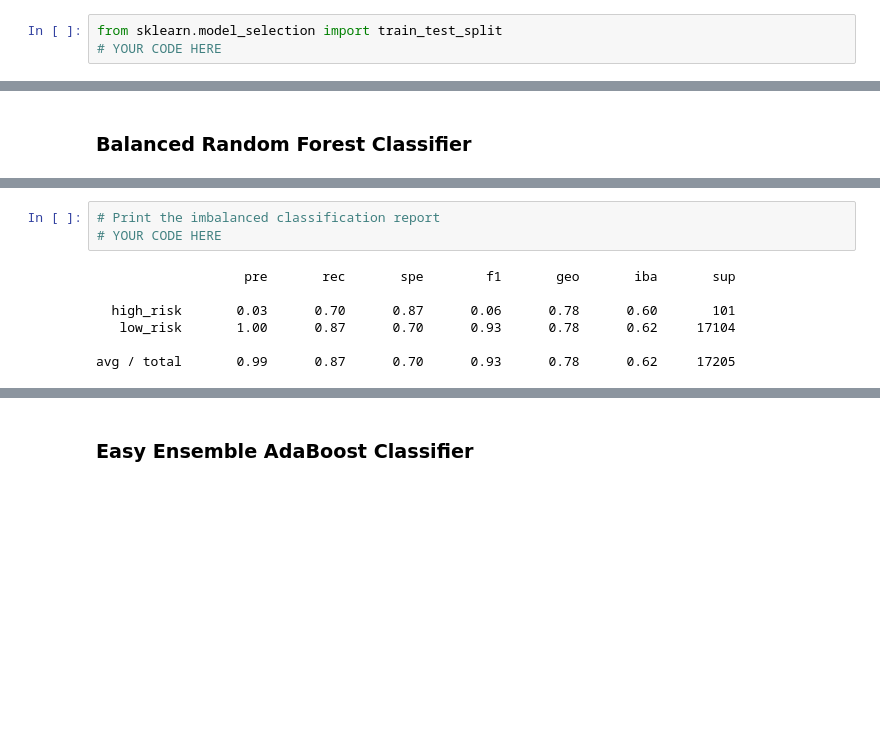
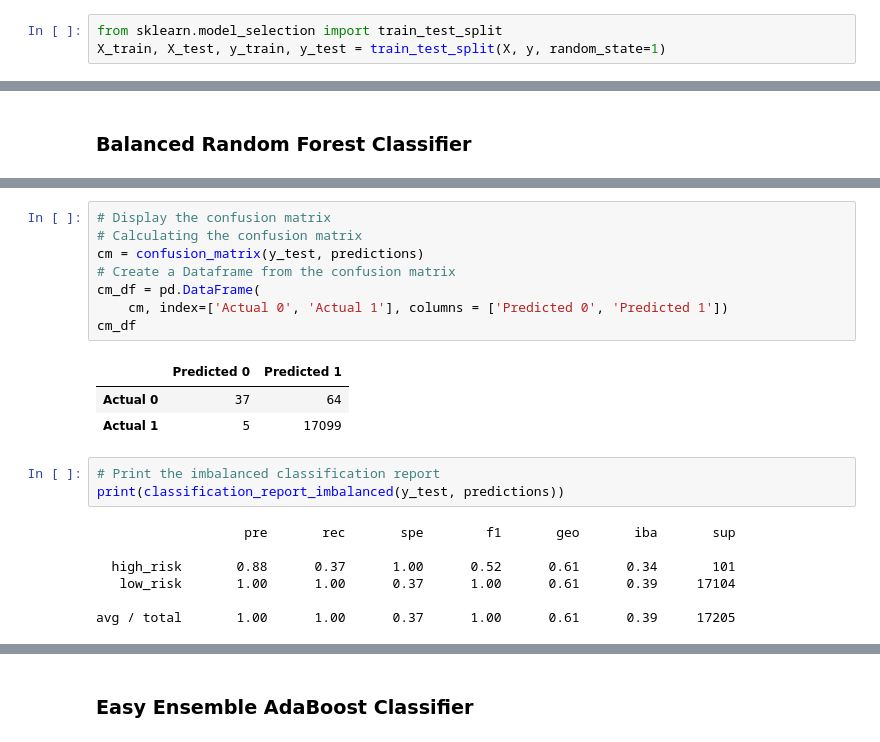
Before and after one commit to Owen-Doc/Credit_Risk_Analysis, a Jupyter notebook: Module-17-Challenge-Resources/credit_risk_ensemble.ipynb, the cells around one changed output, grey strips where cells are left out. Drawn from its saved outputs; the diff is of its cells as text; blank space fills up the shorter version.

```diff
--- a/Module-17-Challenge-Resources/credit_risk_ensemble.ipynb
+++ b/Module-17-Challenge-Resources/credit_risk_ensemble.ipynb
@@ -112,6 +125,6 @@ Name: loan_status, dtype: int64
 # %%
 from sklearn.model_selection import train_test_split
-# YOUR CODE HERE
+X_train, X_test, y_train, y_test = train_test_split(X, y, random_state=1)
 # %% [markdown]
 # Ensemble Learners
 
@@ -145,10 +155,22 @@ array([[   71,    30],
+# %%
+# Display the confusion matrix
+# Calculating the confusion matrix
+cm = confusion_matrix(y_test, predictions)
+# Create a Dataframe from the confusion matrix
+cm_df = pd.DataFrame(
+    cm, index=['Actual 0', 'Actual 1'], columns = ['Predicted 0', 'Predicted 1'])
+cm_df
+# %% [output]
+|  | Predicted 0 | Predicted 1 |
+| Actual 0 | 37 | 64 |
+| Actual 1 | 5 | 17099 |
 # %%
 # Print the imbalanced classification report
-# YOUR CODE HERE
+print(classification_report_imbalanced(y_test, predictions))
 # %% [output]
                    pre       rec       spe        f1       geo       iba       sup
 
-  high_risk       0.03      0.70      0.87      0.06      0.78      0.60       101
-   low_risk       1.00      0.87      0.70      0.93      0.78      0.62     17104
+  high_risk       0.88      0.37      1.00      0.52      0.61      0.34       101
+   low_risk       1.00      1.00      0.37      1.00      0.61      0.39     17104
 
-avg / total       0.99      0.87      0.70      0.93      0.78      0.62     17205
+avg / total       1.00      1.00      0.37      1.00      0.61      0.39     17205
```
Also changed, not shown: parts of 18 cells of this notebook, 2 other files.
